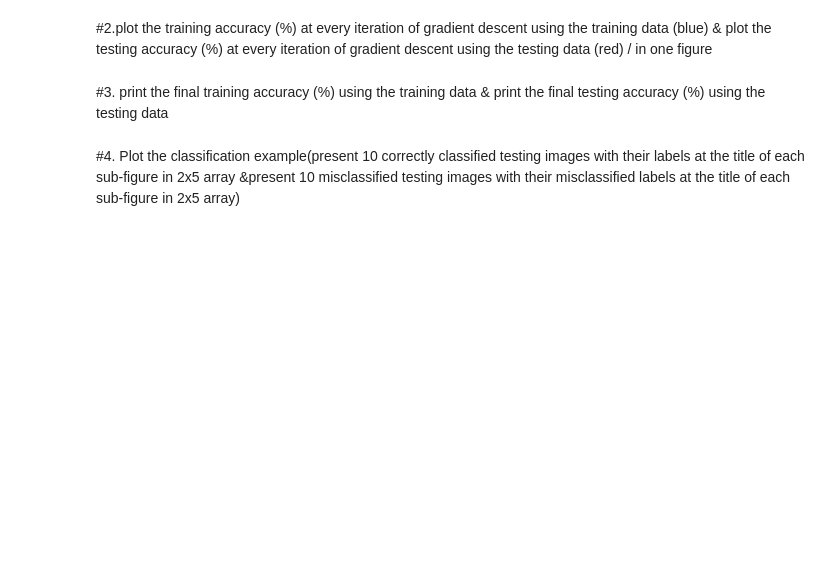
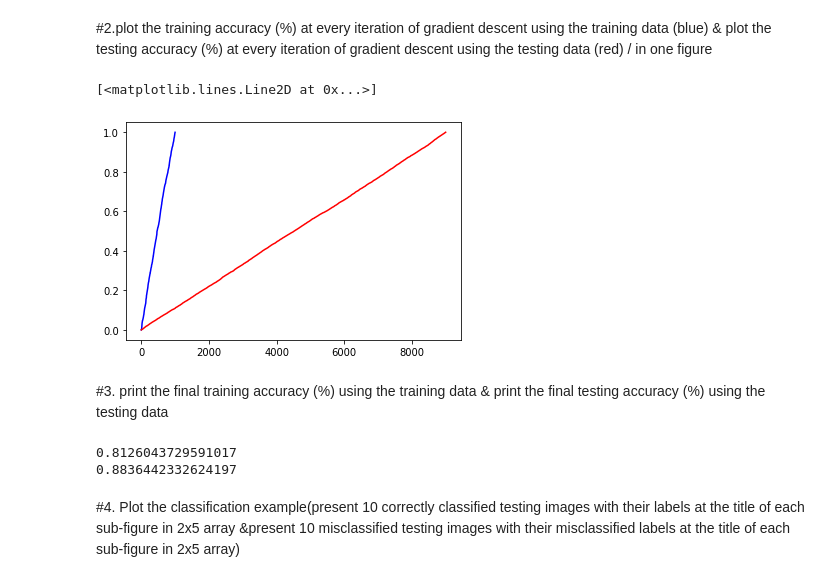
Before and after one commit to seyoung911/ClearWater, a Jupyter notebook: Assignment10.ipynb, the cells around one changed output. Drawn from its saved outputs; the diff is of its cells as text; code cells hidden in the pictures; blank space fills up the shorter version.

```diff
--- a/Assignment10.ipynb
+++ b/Assignment10.ipynb
@@ -308,6 +327,18 @@ for i in range(9000):
 # %% [markdown]
 #2.plot the training accuracy (%) at every iteration of gradient descent using the training data (blue)  & plot the testing accuracy (%) at every iteration of gradient descent using the testing data (red) / in one figure
+# %%
+plt.plot([i for i in range(len(training_accuracy_List))],training_accuracy_List,color='blue')
+plt.plot([i for i in range(len(testing_accuracy_List))],testing_accuracy_List,color='red')
+# %% [output]
+[<matplotlib.lines.Line2D at 0x...>]
+[figure, added]
 # %% [markdown]
 #3. print the final training accuracy (%) using the training data  & print the final testing accuracy (%) using the testing data
+# %%
+print(max(training_accuracy_List))
+print(max(testing_accuracy_List))
+# %% [output]
+0.8126043729591017
+0.8836442332624197
 # %% [markdown]
 #4. Plot the classification example(present 10 correctly classified testing images with their labels at the title of each sub-figure in 2x5 array &present 10 misclassified testing images with their misclassified labels at the title of each sub-figure in 2x5 array)
```
Also changed, not shown: parts of 3 cells of this notebook.
